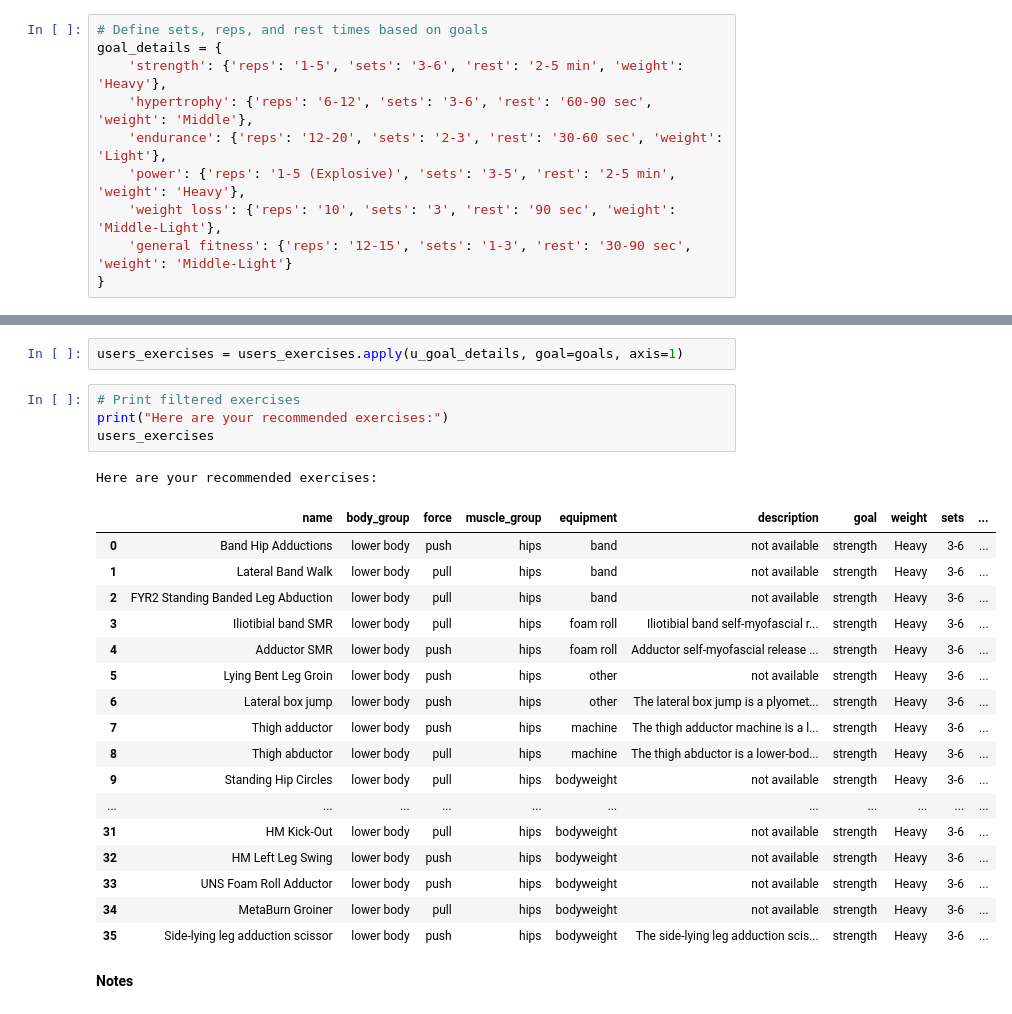
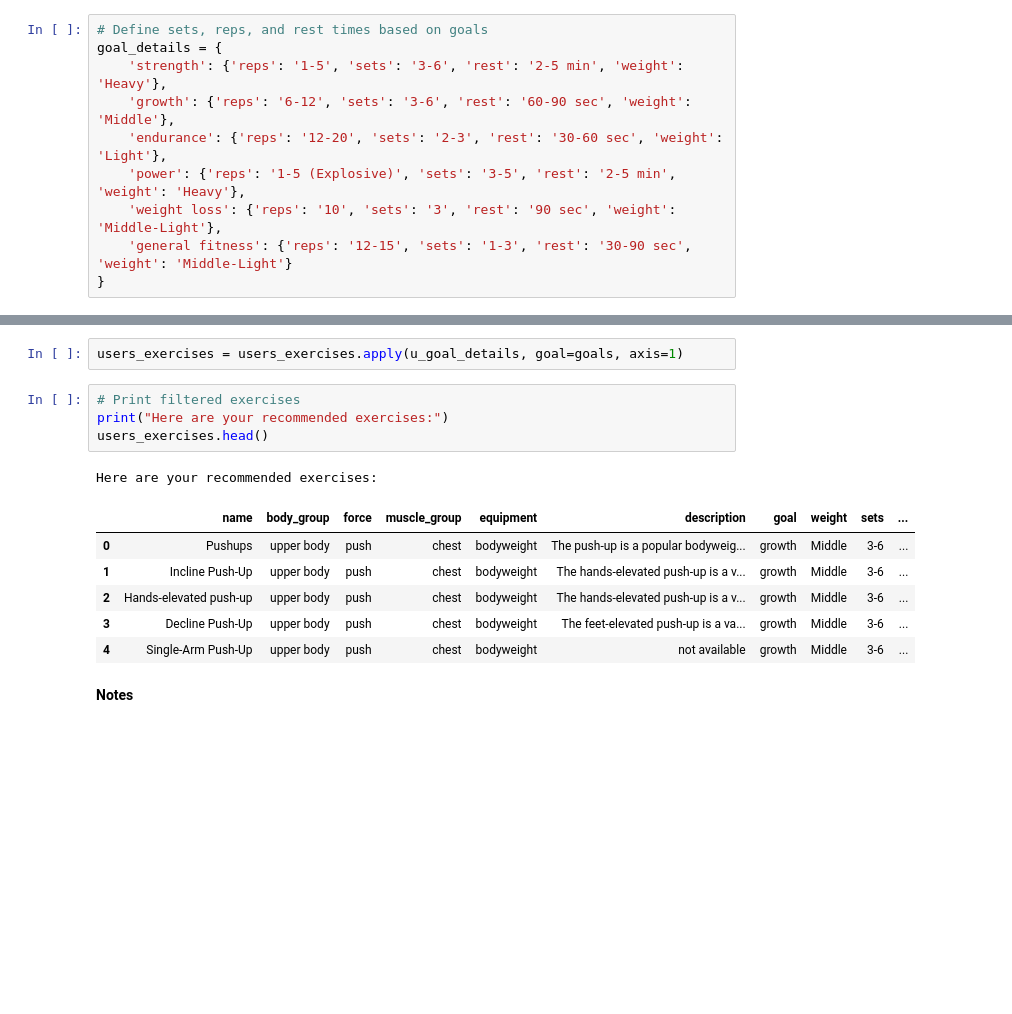
Before and after one commit to DmanDSR/Workout_Recommender_System, a Jupyter notebook: main.ipynb, the cells around one changed output, grey strips where cells are left out. Saved outputs shown, nothing was run; the diff lists cells and outputs as text; blank space fills up the shorter version.

```diff
--- a/main.ipynb
+++ b/main.ipynb
@@ -1812,7 +1814,7 @@ users_exercises.reset_index(drop=True, inplace=True)
 # Define sets, reps, and rest times based on goals
 goal_details = {
     'strength': {'reps': '1-5', 'sets': '3-6', 'rest': '2-5 min', 'weight': 'Heavy'},
-    'hypertrophy': {'reps': '6-12', 'sets': '3-6', 'rest': '60-90 sec', 'weight': 'Middle'},
+    'growth': {'reps': '6-12', 'sets': '3-6', 'rest': '60-90 sec', 'weight': 'Middle'},
     'endurance': {'reps': '12-20', 'sets': '2-3', 'rest': '30-60 sec', 'weight': 'Light'},
     'power': {'reps': '1-5 (Explosive)', 'sets': '3-5', 'rest': '2-5 min', 'weight': 'Heavy'},
     'weight loss': {'reps': '10', 'sets': '3', 'rest': '90 sec', 'weight': 'Middle-Light'},
@@ -1839,26 +1841,15 @@ users_exercises = users_exercises.apply(u_goal_details, goal=goals, axis=1)
 # %%
 # Print filtered exercises
 print("Here are your recommended exercises:")
-users_exercises
+users_exercises.head()
 # %% [output]
 Here are your recommended exercises:
 |  | name | body_group | force | muscle_group | equipment | description | goal | weight | sets | ... |
-| 0 | Band Hip Adductions | lower body | push | hips | band | not available | strength | Heavy | 3-6 | ... |
-| 1 | Lateral Band Walk | lower body | pull | hips | band | not available | strength | Heavy | 3-6 | ... |
-| 2 | FYR2 Standing Banded Leg Abduction | lower body | pull | hips | band | not available | strength | Heavy | 3-6 | ... |
-| 3 | Iliotibial band SMR | lower body | pull | hips | foam roll | Iliotibial band self-myofascial r... | strength | Heavy | 3-6 | ... |
-| 4 | Adductor SMR | lower body | push | hips | foam roll | Adductor self-myofascial release ... | strength | Heavy | 3-6 | ... |
-| 5 | Lying Bent Leg Groin | lower body | push | hips | other | not available | strength | Heavy | 3-6 | ... |
-| 6 | Lateral box jump | lower body | push | hips | other | The lateral box jump is a plyomet... | strength | Heavy | 3-6 | ... |
-| 7 | Thigh adductor | lower body | push | hips | machine | The thigh adductor machine is a l... | strength | Heavy | 3-6 | ... |
-| 8 | Thigh abductor | lower body | pull | hips | machine | The thigh abductor is a lower-bod... | strength | Heavy | 3-6 | ... |
-| 9 | Standing Hip Circles | lower body | pull | hips | bodyweight | not available | strength | Heavy | 3-6 | ... |
-| ... | ... | ... | ... | ... | ... | ... | ... | ... | ... | ... |
-| 31 | HM Kick-Out | lower body | pull | hips | bodyweight | not available | strength | Heavy | 3-6 | ... |
-| 32 | HM Left Leg Swing | lower body | push | hips | bodyweight | not available | strength | Heavy | 3-6 | ... |
-| 33 | UNS Foam Roll Adductor | lower body | push | hips | bodyweight | not available | strength | Heavy | 3-6 | ... |
-| 34 | MetaBurn Groiner | lower body | pull | hips | bodyweight | not available | strength | Heavy | 3-6 | ... |
-| 35 | Side-lying leg adduction scissor | lower body | push | hips | bodyweight | The side-lying leg adduction scis... | strength | Heavy | 3-6 | ... |
+| 0 | Pushups | upper body | push | chest | bodyweight | The push-up is a popular bodyweig... | growth | Middle | 3-6 | ... |
+| 1 | Incline Push-Up | upper body | push | chest | bodyweight | The hands-elevated push-up is a v... | growth | Middle | 3-6 | ... |
+| 2 | Hands-elevated push-up | upper body | push | chest | bodyweight | The hands-elevated push-up is a v... | growth | Middle | 3-6 | ... |
+| 3 | Decline Push-Up | upper body | push | chest | bodyweight | The feet-elevated push-up is a va... | growth | Middle | 3-6 | ... |
+| 4 | Single-Arm Push-Up | upper body | push | chest | bodyweight | not available | growth | Middle | 3-6 | ... |
 # %% [markdown]
 **Notes**
 # %% [markdown]
```
Also changed, not shown: parts of 1 cell of this notebook.
